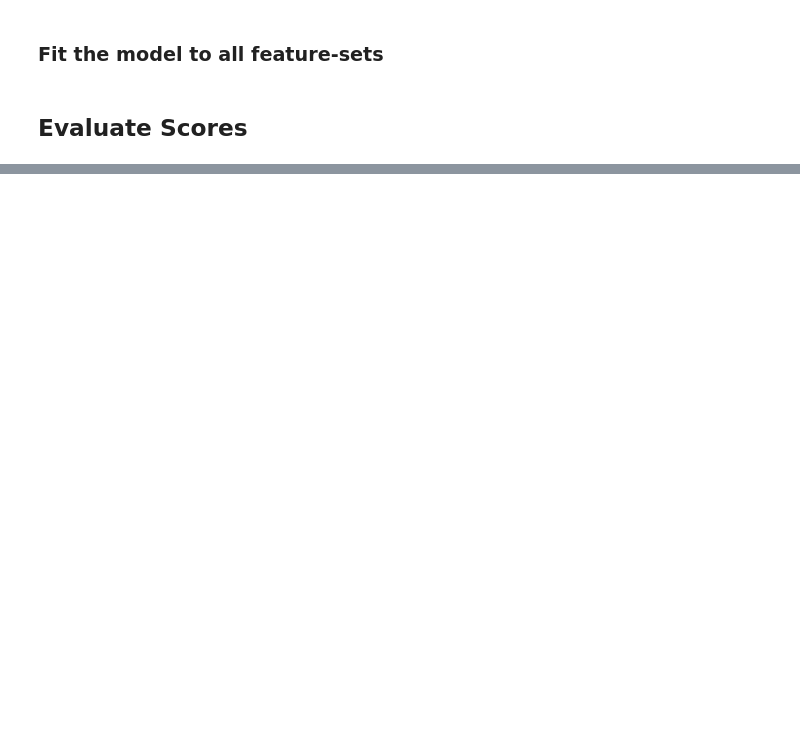
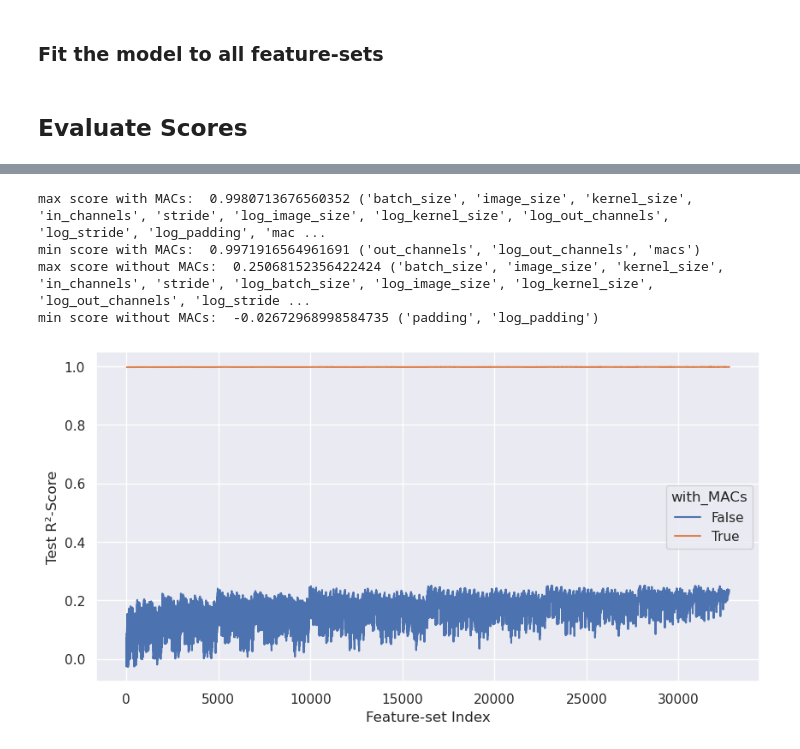
Before and after one commit to JohannesGetzner/dl-energy-estimator, a Jupyter notebook: experiments/ablation-analysis-conv2d-model.ipynb, the cells around one changed output, grey strips where cells are left out. Saved outputs shown, nothing was run; the diff lists cells and outputs as text; code cells hidden in the pictures; blank space fills up the shorter version.

```diff
--- a/experiments/ablation-analysis-conv2d-model.ipynb
+++ b/experiments/ablation-analysis-conv2d-model.ipynb
@@ -22,0 +24,7 @@ data = preprocess_and_normalize_energy_data(data_unnormalized, param_cols, aggre
+# %%
+d1 = parse_codecarbon_output(
+    '../data/conv2d/00_conv2d-raw.csv',
+    False,
+    ('../data/conv2d/00_conv2d-slurm-log.out','conv2d',False,3)
+)
+print("dataset shape:", d1.shape)
@@ -22,0 +34,7 @@ data = preprocess_and_normalize_energy_data(data_unnormalized, param_cols, aggre
+# %%
+d2 = parse_codecarbon_output(
+    '../data/conv2d/02_conv2d-raw.csv',
+    False,
+    ('../data/conv2d/02_conv2d-slurm-log.out','conv2d',True,3)
+)
+print("dataset shape:", d2.shape)
@@ -22,0 +44,4 @@ data = preprocess_and_normalize_energy_data(data_unnormalized, param_cols, aggre
+# %%
+param_cols = ['batch_size','image_size','kernel_size','in_channels','out_channels','stride','padding']
+data_unnormalized = pd.concat([d1,d2])
+data = preprocess_and_normalize_energy_data(data_unnormalized, param_cols, aggregate=True)
@@ -38,7 +68,7 @@ transformers_dict = {
 }
 scores = pd.DataFrame(columns=['feature_set','val_score','test_score'])
 for f_set in tqdm(all_feature_comb_all_sizes):
-    dfs = split_data_set(data_with_log.copy(), list(f_set), SEED)
+    dfs = split_data_set(data_with_log.copy(), list(f_set), SEED, False)
     dfs, _ = apply_data_transforms(dfs, transformers_dict)
     model, val_score, val_mse = fit_model(LinearRegression(), dfs["x_train"], dfs["y_train"], dfs["x_val"], dfs["y_val"], plot_results=False, verbose=False)
     y_hat, test_score, test_mse = test_model(model,dfs["x_test"],dfs["y_test"], plot_results=False, verbose=False)
@@ -62,11 +99,17 @@ scores.head()
 # %%
-plt.figure(figsize=(10,8))
+plt.figure(figsize=(10,5))
 g = sns.lineplot(y=scores.test_score, x=scores.index, hue=scores.with_MACs)
 # g.legend(['with MACs', 'without MACs'], title="feature-set")
 g.set_xlabel('Feature-set Index')
 g.set_ylabel('Test R²-Score')
 scores['test_score'] = pd.to_numeric(scores['test_score'])
 print("max score with MACs: ", max(scores.loc[scores.with_MACs == True].test_score), scores.iloc[scores.loc[scores.with_MACs == True].test_score.idxmax()].feature_set)
 print("min score with MACs: ", min(scores.loc[scores.with_MACs == True].test_score), scores.iloc[scores.loc[scores.with_MACs == True].test_score.idxmin()].feature_set)
 print("max score without MACs: ", max(scores.loc[scores.with_MACs == False].test_score), scores.iloc[scores.loc[scores.with_MACs == False].test_score.idxmax()].feature_set)
 print("min score without MACs: ", min(scores.loc[scores.with_MACs == False].test_score), scores.iloc[scores.loc[scores.with_MACs == False].test_score.idxmin()].feature_set)
+# %% [output]
+max score with MACs:  0.9980713676560352 ('batch_size', 'image_size', 'kernel_size', 'in_channels', 'stride', 'log_image_size', 'log_kernel_size', 'log_out_channels', 'log_stride', 'log_padding', 'mac ...
+min score with MACs:  0.9971916564961691 ('out_channels', 'log_out_channels', 'macs')
+max score without MACs:  0.25068152356422424 ('batch_size', 'image_size', 'kernel_size', 'in_channels', 'stride', 'log_batch_size', 'log_image_size', 'log_kernel_size', 'log_out_channels', 'log_stride ...
+min score without MACs:  -0.02672968998584735 ('padding', 'log_padding')
+[figure, added]
```
Also changed, not shown: parts of 7 cells of this notebook, 13 other files.
